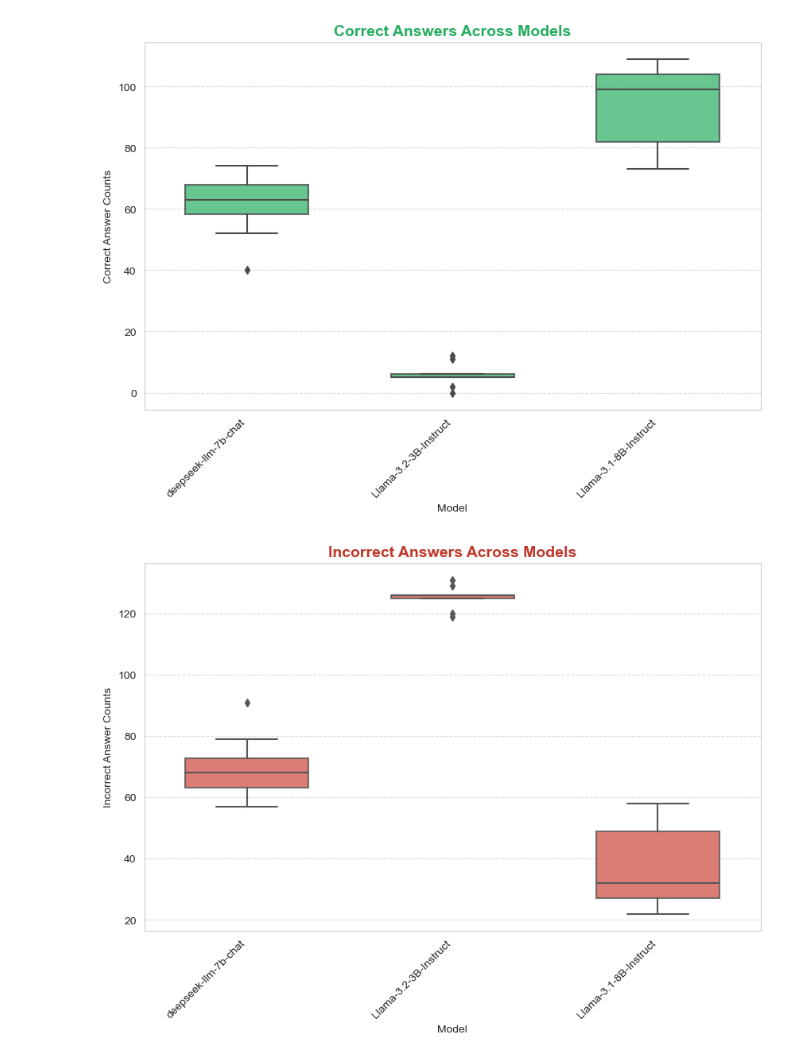
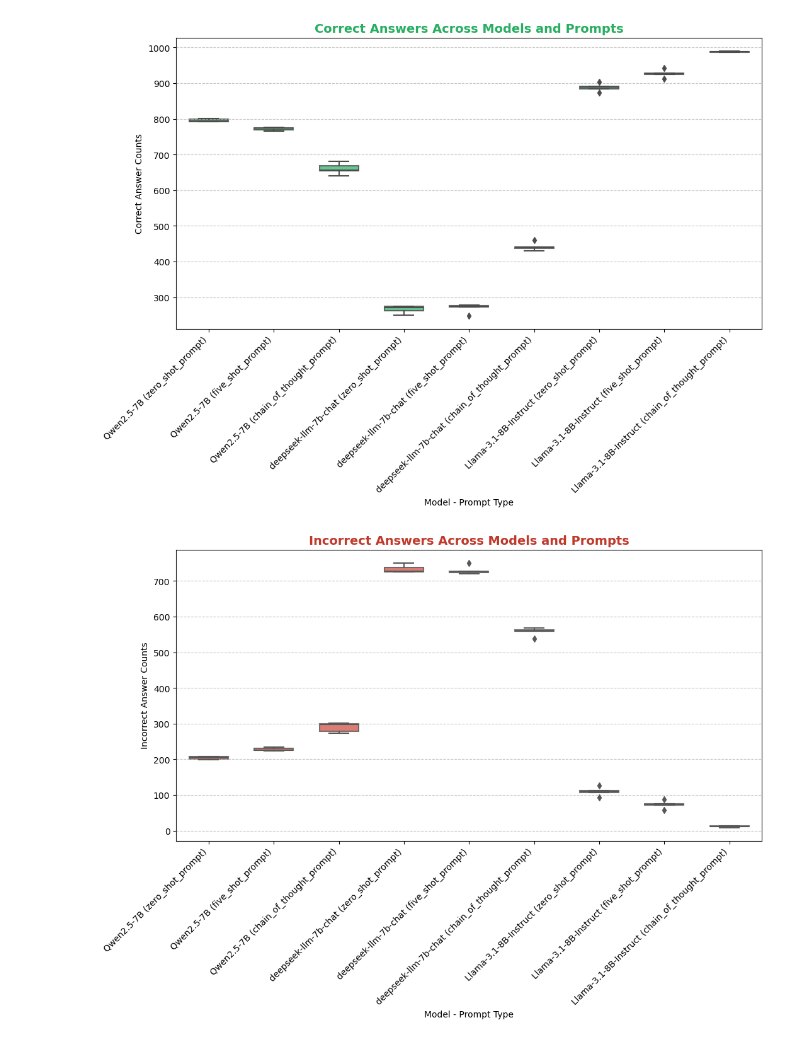
Before and after one commit to GauriNM30/CPSC5830-Group2, a Jupyter notebook: evaulation/visualizations/plots.ipynb, the cells around one changed output. Saved outputs shown, nothing was run; the diff lists cells and outputs as text; code cells hidden in the pictures.

```diff
--- a/evaulation/visualizations/plots.ipynb
+++ b/evaulation/visualizations/plots.ipynb
@@ -28,30 +28,43 @@ df.head(100)
 # %%
-# Ensure the column names match the ones in the dataset
-# If column names are different, update them accordingly
+# Ensure the column names match the dataset
 correct_col = "correct answer"
 incorrect_col = "incorrect answer"
-model_col = "model"
+no_answer_col = "No Answer"
+model_col = "model type"
 prompt_col = "type of prompt"
 
+# Combine model and prompt type for better grouping
+df["Model-Prompt"] = df[model_col] + " (" + df[prompt_col] + ")"
+
 # Creating the first boxplot for correct answers
-plt.figure(figsize=(10, 6))
-sns.boxplot(x=model_col, y=correct_col, data=df, color="#2ECC71", width=0.6, boxprops=dict(alpha=0.8))
+plt.figure(figsize=(12, 6))
+sns.boxplot(x="Model-Prompt", y=correct_col, data=df, color="#2ECC71", width=0.6, boxprops=dict(alpha=0.8))
 plt.xticks(rotation=45, ha="right")
-plt.title("Correct Answers Across Models", fontsize=14, fontweight='bold', color="#27AE60")
+plt.title("Correct Answers Across Models and Prompts", fontsize=14, fontweight='bold', color="#27AE60")
 plt.ylabel("Correct Answer Counts")
-plt.xlabel("Model")
+plt.xlabel("Model - Prompt Type")
 plt.grid(axis="y", linestyle="--", alpha=0.7)
 plt.show()
 
-# Creating the second boxplot for incorrect answers in a cool red shade
-plt.figure(figsize=(10, 6))
-sns.boxplot(x=model_col, y=incorrect_col, data=df, color="#E74C3C", width=0.6, boxprops=dict(alpha=0.8))
+# Creating the second boxplot for incorrect answers
+plt.figure(figsize=(12, 6))
+sns.boxplot(x="Model-Prompt", y=incorrect_col, data=df, color="#E74C3C", width=0.6, boxprops=dict(alpha=0.8))
 plt.xticks(rotation=45, ha="right")
-plt.title("Incorrect Answers Across Models", fontsize=14, fontweight='bold', color="#C0392B")
+plt.title("Incorrect Answers Across Models and Prompts", fontsize=14, fontweight='bold', color="#C0392B")
 plt.ylabel("Incorrect Answer Counts")
-plt.xlabel("Model")
+plt.xlabel("Model - Prompt Type")
 plt.grid(axis="y", linestyle="--", alpha=0.7)
 plt.show()
+
+# Creating the third boxplot for no answers
+plt.figure(figsize=(12, 6))
+sns.boxplot(x="Model-Prompt", y=no_answer_col, data=df, color="#F1C40F", width=0.6, boxprops=dict(alpha=0.8))
+plt.xticks(rotation=45, ha="right")
+plt.title("No Answer Counts Across Models and Prompts", fontsize=14, fontweight='bold', color="#D4AC0D")
+plt.ylabel("No Answer Counts")
+plt.xlabel("Model - Prompt Type")
+plt.grid(axis="y", linestyle="--", alpha=0.7)
+plt.show()
 # %% [output]
-[figure, old version]
+[figure, new version]
-[figure, old version]
+[figure, new version]
```
Also changed, not shown: parts of 3 cells of this notebook, 4 other files.
